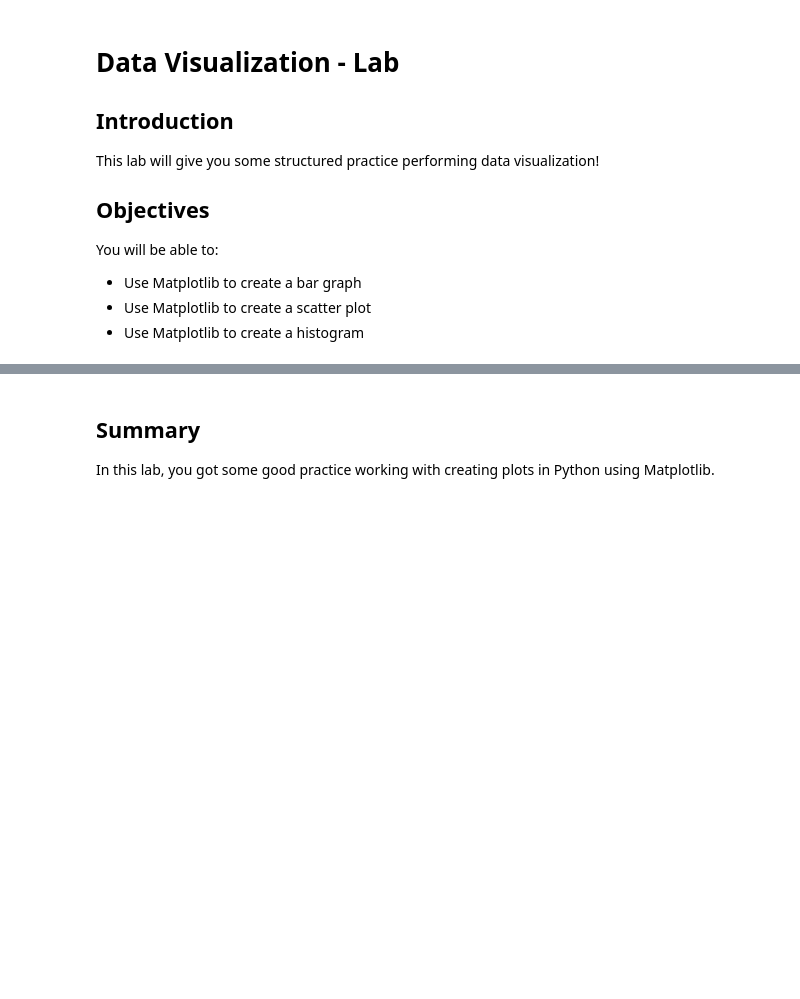
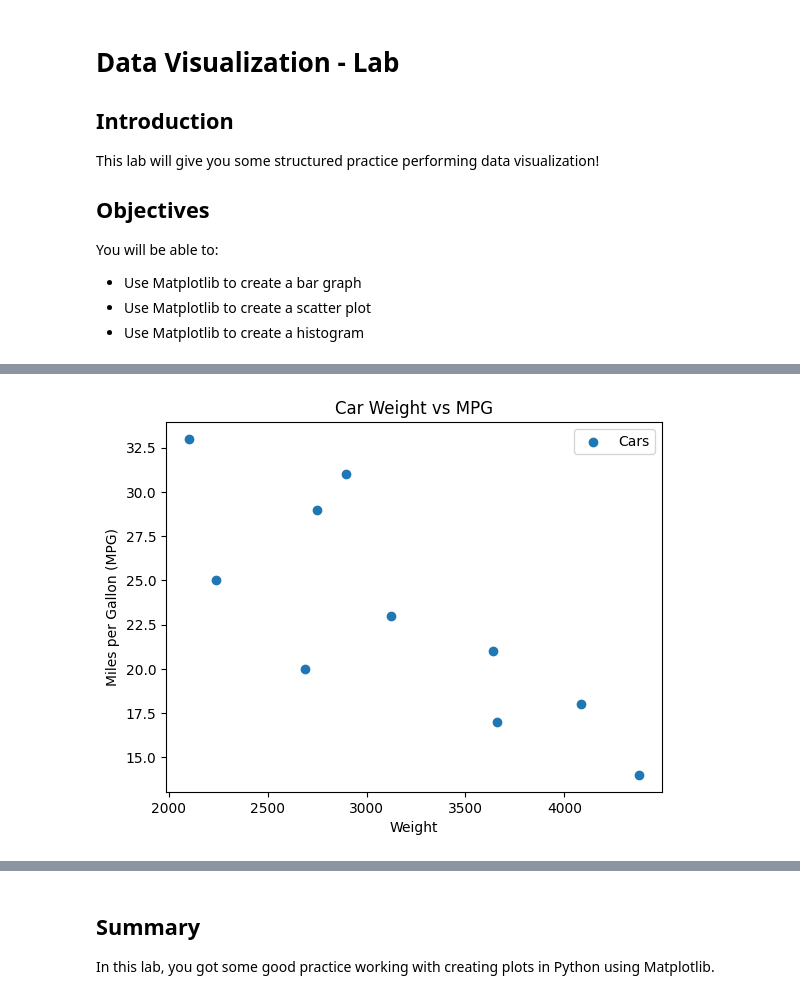
Before and after one commit to jeremymwangi1-ux/DS_Course1_Week1_Module4_VizLab, a Jupyter notebook: index.ipynb, the cells around one changed output, grey strips where cells are left out. Saved outputs shown, nothing was run; the diff lists cells and outputs as text; code cells hidden in the pictures; blank space fills up the shorter version.

```diff
--- a/index.ipynb
+++ b/index.ipynb
@@ -88,22 +88,27 @@ The graph you create should look like this:
 # %%
 # CodeGrade Step2
 
 # Replace None with appropriate code
 
 weight = [2750, 3125, 2100, 4082, 2690, 3640, 4380, 2241, 2895, 3659]
-mpg = [29, 23, 33, 28, 20, 21, 14, 25, 31, 17]
+mpg = [29, 23, 33, 18, 20, 21, 14, 25, 31, 17]
 
 # Create the plot objects fig and ax
-None
+fig, ax = plt.subplots()
 
 # Plot with scatter()
-scatter_plot = None
+ax.scatter(weight, mpg, label='Cars')
+
 
 # Set x and y axes labels, legend, and title
-None
-None
-None
-None
+ax.set_xlabel("Weight")
+ax.set_ylabel("Miles per Gallon (MPG)")
+ax.set_title("Car Weight vs MPG")
+ax.legend()
+
+plt.show()
+# %% [output]
+[figure, added]
 # %% [markdown]
 ## Exercise 3
 
```
Also changed, not shown: parts of 3 cells of this notebook.
